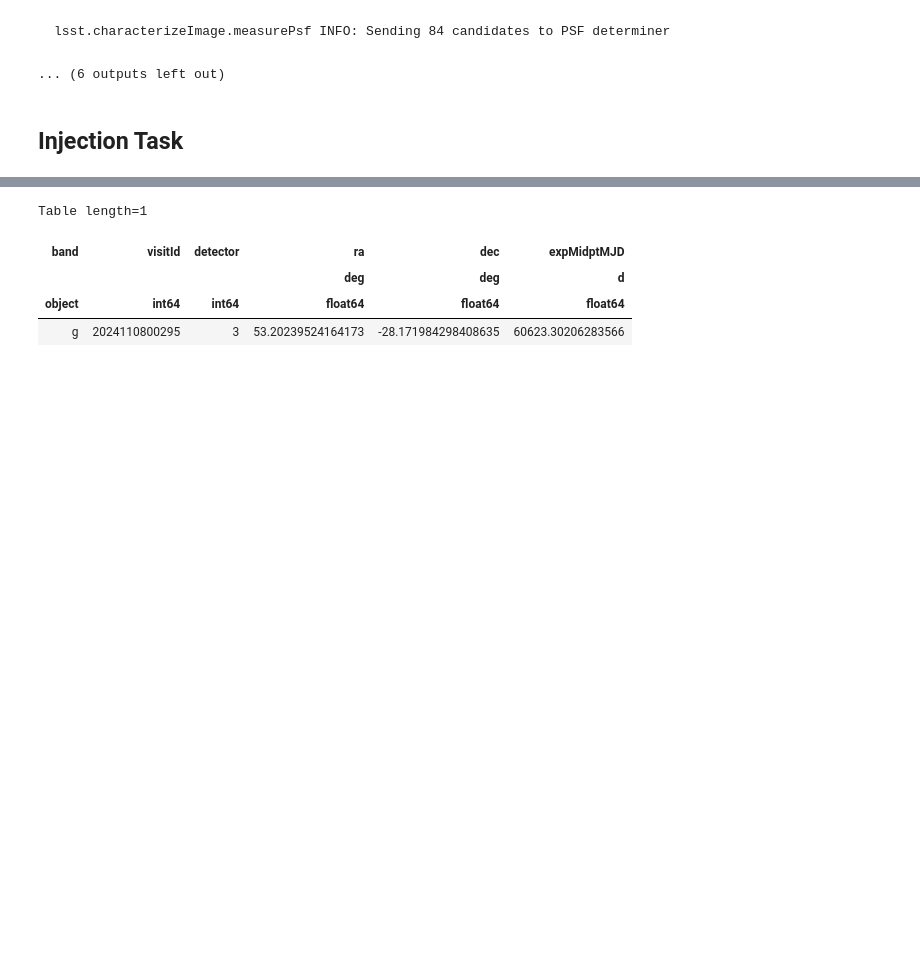
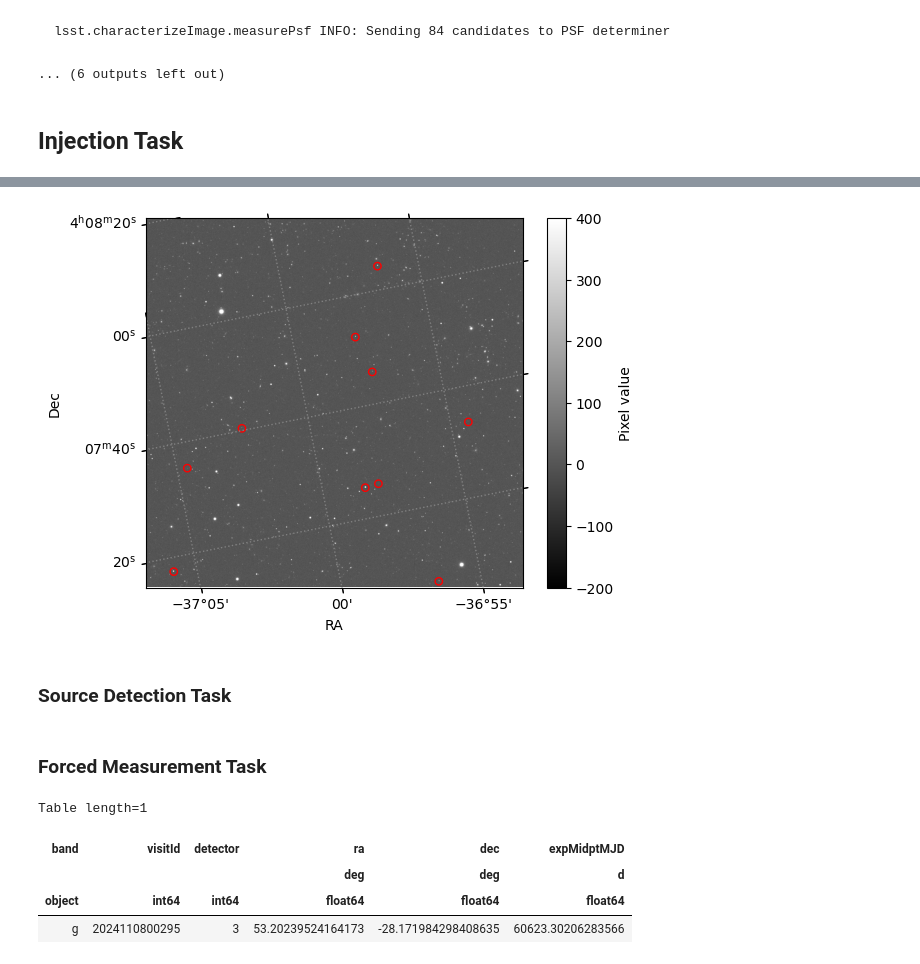
Before and after one commit to nowokaren/ulens_lsst, a Jupyter notebook: docs/tutorials/tutorial_RSP.ipynb, the cells around one changed output, grey strips where cells are left out. Cells and saved outputs as stored; diff of their text form; code cells hidden in the pictures; blank space fills up the shorter version.

```diff
--- a/docs/tutorials/tutorial_RSP.ipynb
+++ b/docs/tutorials/tutorial_RSP.ipynb
@@ -869,0 +940,9 @@ lsst.characterizeImage.measurePsf INFO: Sending 84 candidates to PSF determiner
+# %%
+injected_output = injection_task.run(
+                    injection_catalogs=[inject_table],
+                    input_exposure=calexp.clone(),
+                    psf=calexp.getPsf(),
+                    photo_calib=calexp.getPhotoCalib(),
+                    wcs=calexp.wcs)
+injected_exposure = injected_output.output_exposure
+injected_catalog = injected_output.output_catalog
@@ -870,3 +972,26 @@ lsst.characterizeImage.measurePsf INFO: Sending 84 candidates to PSF determiner
+# %%
+injected_exposure_wcs = injected_exposure.getWcs()   # other way: calexp_wcs = butler.get('calexp.wcs', **dataId)
+fig = plt.figure()
+ax = plt.subplot(projection=WCS(injected_exposure_wcs.getFitsMetadata()))
+
+im = plt.imshow(injected_exposure.image.array, cmap='gray', vmin=-200.0, vmax=400,
+                 origin='lower')
+plt.colorbar(im, ax=ax, orientation='vertical', label='Pixel value')
+
+for ra, dec in zip(RA, DEC):
+    region = SphericalCircle((ra, dec) * u.deg,cutout_deg * 0.1 * u.deg, edgecolor='red', facecolor='none', transform=ax.get_transform('world') )
+    plt.gca().add_patch(region)
+
+plt.grid(color='gray', ls=':', lw=1)
+ax.set_xlabel("RA")
+ax.set_ylabel("Dec")
+plt.show()
+# %% [output]
+[figure, added]
+# %% [markdown]
+### Source Detection Task
+# %% [markdown]
+### Forced Measurement Task
 # %%
 
 from lsst.meas.algorithms.detection import SourceDetectionTask
```
Also changed, not shown: parts of 6 cells of this notebook.
